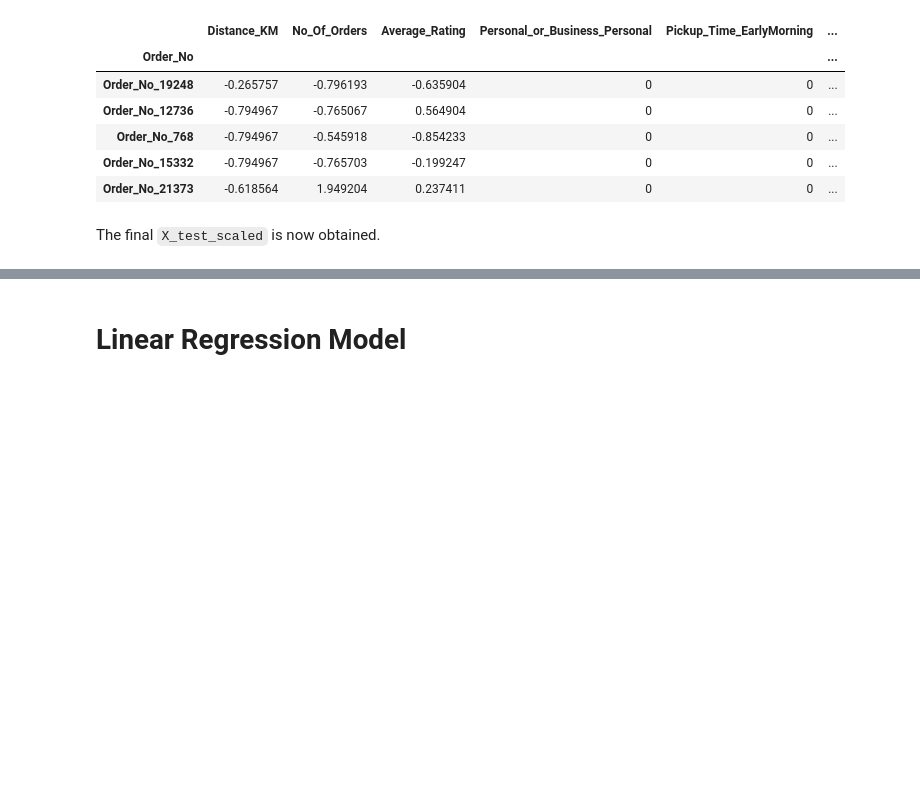
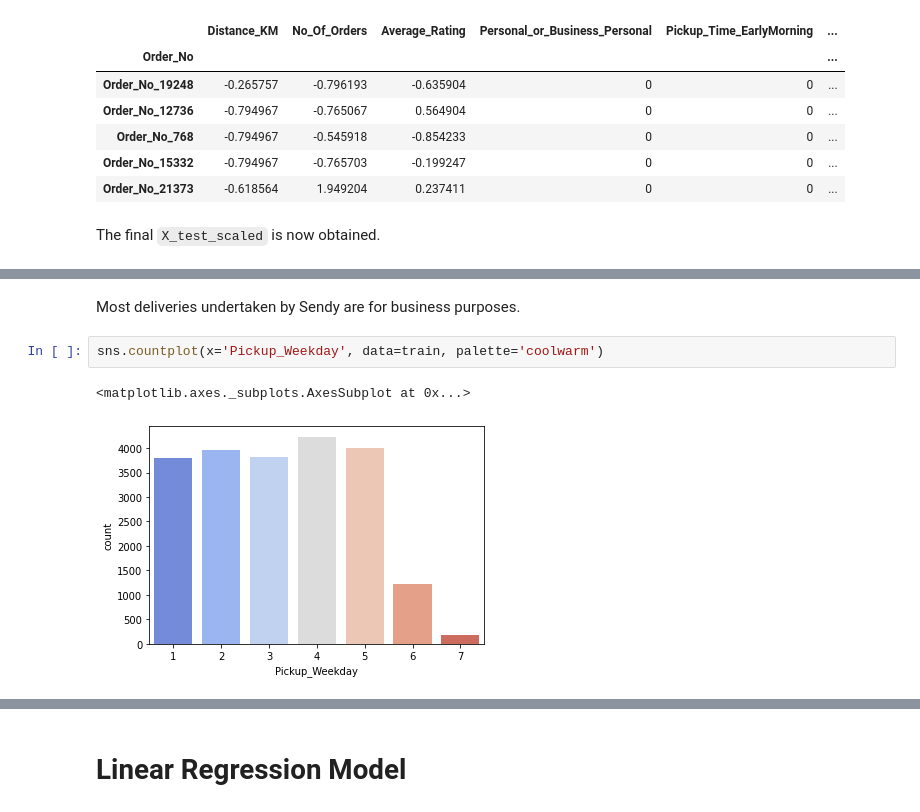
Before and after one commit to MilkShaikh3/Predict_Regression, a Jupyter notebook: Predict_Regression.ipynb, the cells around one changed output, grey strips where cells are left out. Saved outputs shown, nothing was run; the diff lists cells and outputs as text; blank space fills up the shorter version.

```diff
--- a/Predict_Regression.ipynb
+++ b/Predict_Regression.ipynb
@@ -975,0 +994,7 @@ The final `X_test_scaled` is now obtained.
+# %% [markdown]
+Most deliveries undertaken by Sendy are for business purposes.
+# %%
+sns.countplot(x='Pickup_Weekday', data=train, palette='coolwarm')
+# %% [output]
+<matplotlib.axes._subplots.AxesSubplot at 0x...>
+[figure, added]
```
Also changed, not shown: parts of 13 cells of this notebook.
